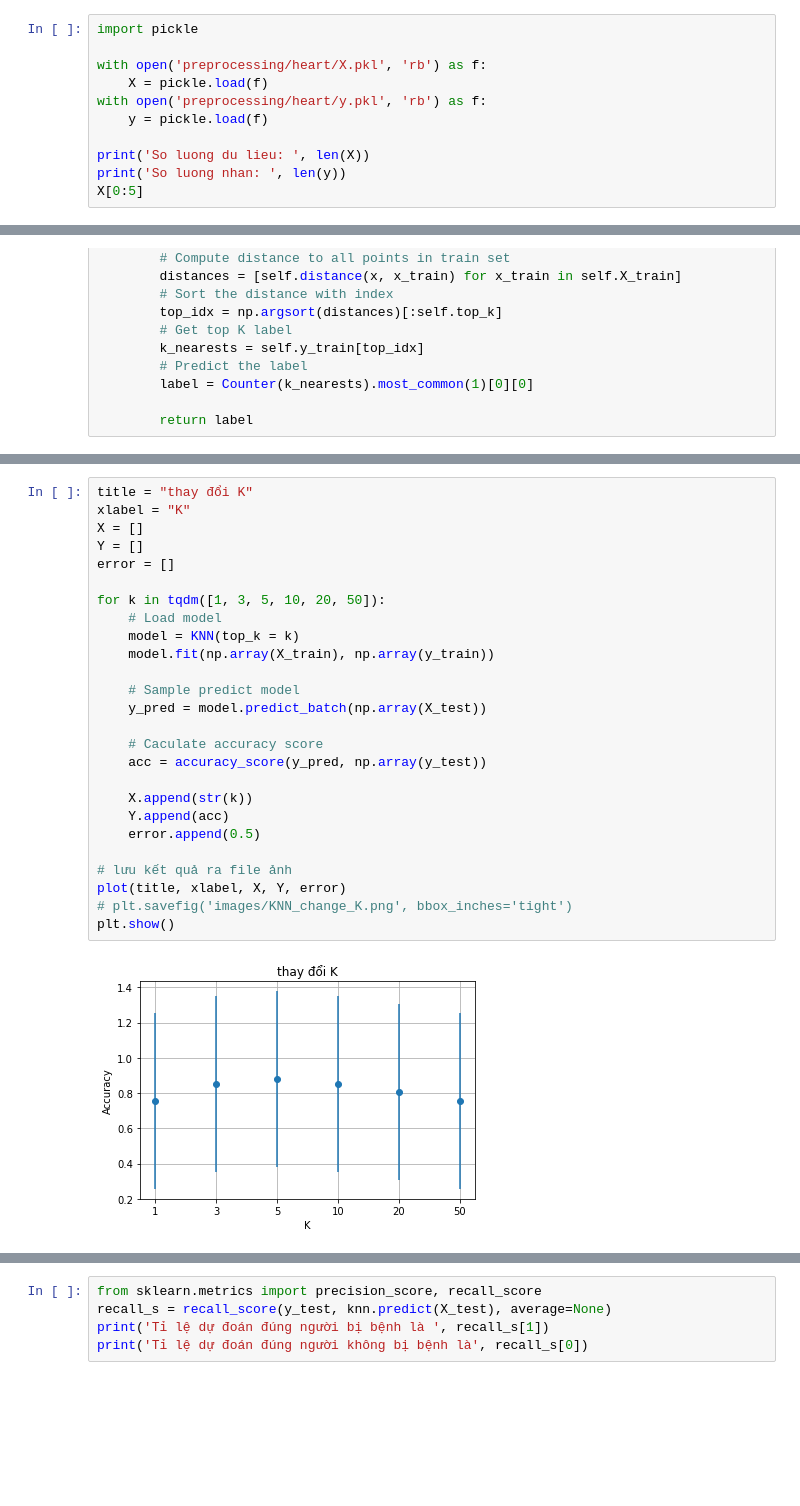
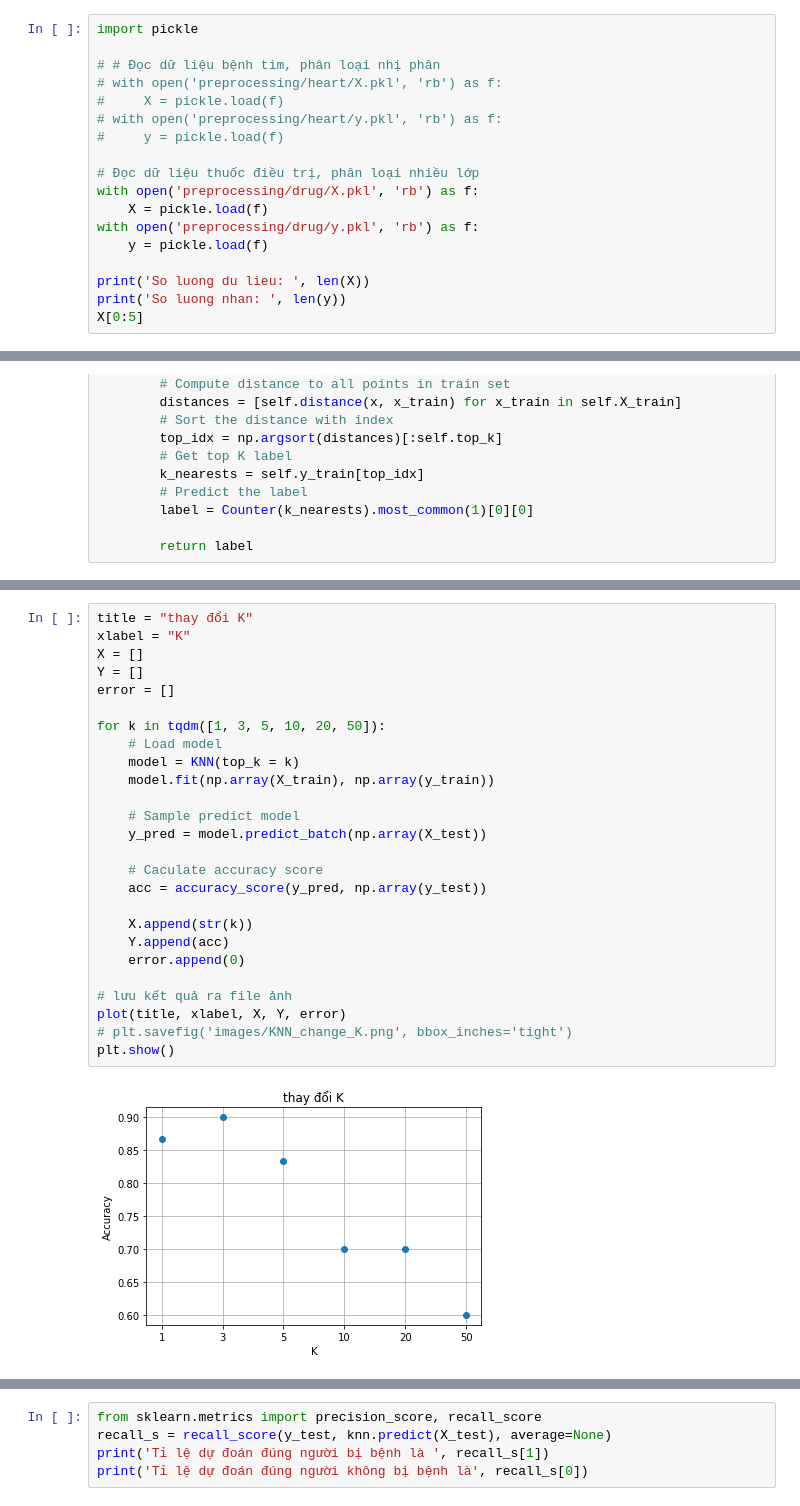
Before and after one commit to ddotu2612/BTL_MachineLearning, a Jupyter notebook: KNN_TuCode.ipynb, the cells around one changed output, grey strips where cells are left out. Cells and saved outputs as stored; diff of their text form; blank space fills up the shorter version.

```diff
--- a/KNN_TuCode.ipynb
+++ b/KNN_TuCode.ipynb
@@ -14,9 +14,16 @@ from collections import Counter
 # %%
 import pickle
 
-with open('preprocessing/heart/X.pkl', 'rb') as f:
+# # Đọc dữ liệu bệnh tim, phân loại nhị phân
+# with open('preprocessing/heart/X.pkl', 'rb') as f:
+#     X = pickle.load(f)
+# with open('preprocessing/heart/y.pkl', 'rb') as f:
+#     y = pickle.load(f)
+
+# Đọc dữ liệu thuốc điều trị, phân loại nhiều lớp
+with open('preprocessing/drug/X.pkl', 'rb') as f:
     X = pickle.load(f)
-with open('preprocessing/heart/y.pkl', 'rb') as f:
+with open('preprocessing/drug/y.pkl', 'rb') as f:
     y = pickle.load(f)
 
 print('So luong du lieu: ', len(X))
@@ -113,30 +126,30 @@ array([[ 1.60210896,  0.48548982,  0.08413848, ...,  0.        ,
 # %%
 title = "thay đổi K"
 xlabel = "K"
 X = []
 Y = []
 error = []
 
 for k in tqdm([1, 3, 5, 10, 20, 50]):
     # Load model
     model = KNN(top_k = k)
     model.fit(np.array(X_train), np.array(y_train))
 
     # Sample predict model
     y_pred = model.predict_batch(np.array(X_test))
 
     # Caculate accuracy score
     acc = accuracy_score(y_pred, np.array(y_test))
 
     X.append(str(k))
     Y.append(acc)
-    error.append(0.5)
+    error.append(0)
 
 # lưu kết quả ra file ảnh
 plot(title, xlabel, X, Y, error)
 # plt.savefig('images/KNN_change_K.png', bbox_inches='tight')
 plt.show()
 # %% [output]
-[figure, old version]
+[figure, new version]
 # %%
 # Test mô hình với K=5, cho độ chính xác cao nhất
```
Also changed, not shown: parts of 7 cells of this notebook, 6 other files.
